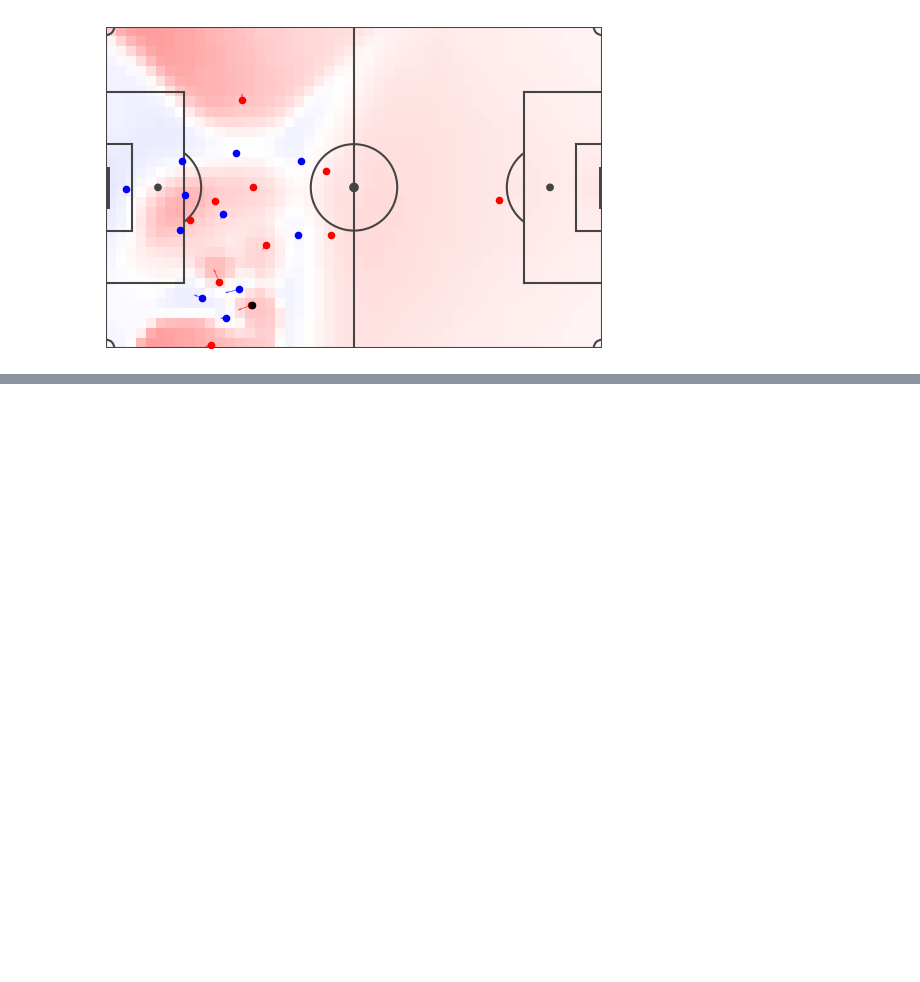
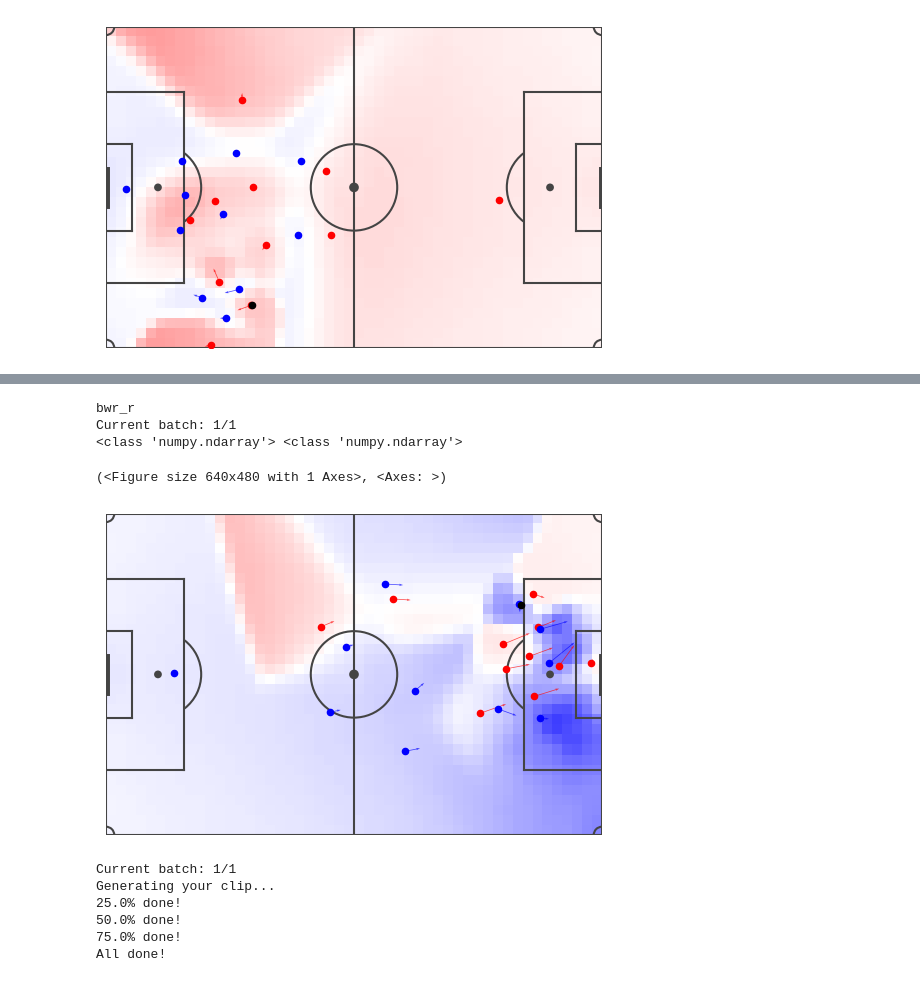
Before and after one commit to DavidB1999/My_Football_Analytics, a Jupyter notebook: EPV/EPV_schmier.ipynb, the cells around one changed output, grey strips where cells are left out. Drawn from its saved outputs; the diff is of its cells as text; code cells hidden in the pictures; blank space fills up the shorter version.

```diff
--- a/EPV/EPV_schmier.ipynb
+++ b/EPV/EPV_schmier.ipynb
@@ -165,0 +188,19 @@ Current batch: 1/1
+# %%
+epv.plot_AV_grid(frame=90135, pc_version='Fernandez', pc_implementation='adap', risk=True, pc_first_frame_calc=90000,
+                pc_last_frame_calc=90250)
+# %% [output]
+bwr_r
+Current batch: 1/1
+<class 'numpy.ndarray'> <class 'numpy.ndarray'>
+(<Figure size 640x480 with 1 Axes>, <Axes: >)
+[figure, added]
+# %%
+pc.animate_tensor_pitch_control(td_object=td_object, first_frame_ani=90000, last_frame_ani=90250, first_frame_calc=90000,
+                               last_frame_calc=90250, version='Fernandez', implementation='adap', fname='Fernandez_PC_adap_90000_250')
+# %% [output]
+Current batch: 1/1
+Generating your clip...
+25.0% done!
+50.0% done!
+75.0% done!
+All done!
```
Also changed, not shown: parts of 3 cells of this notebook, 6 other files.
